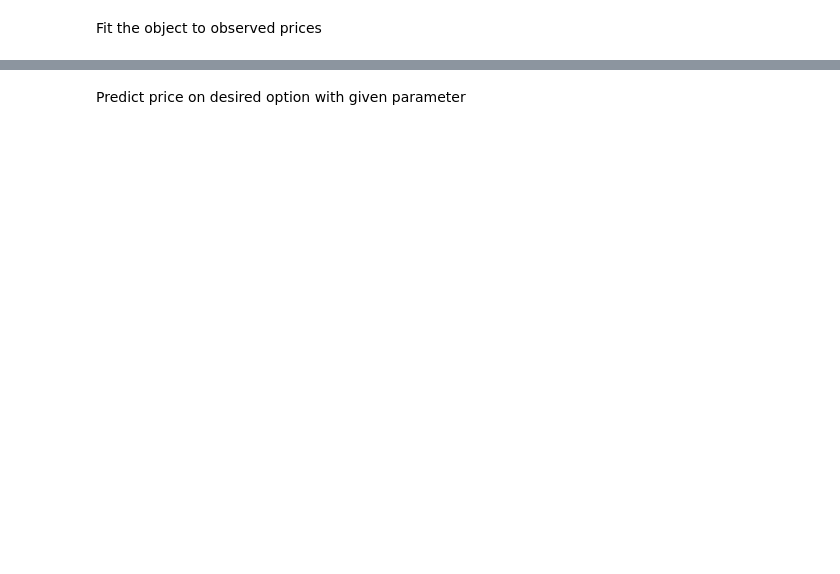
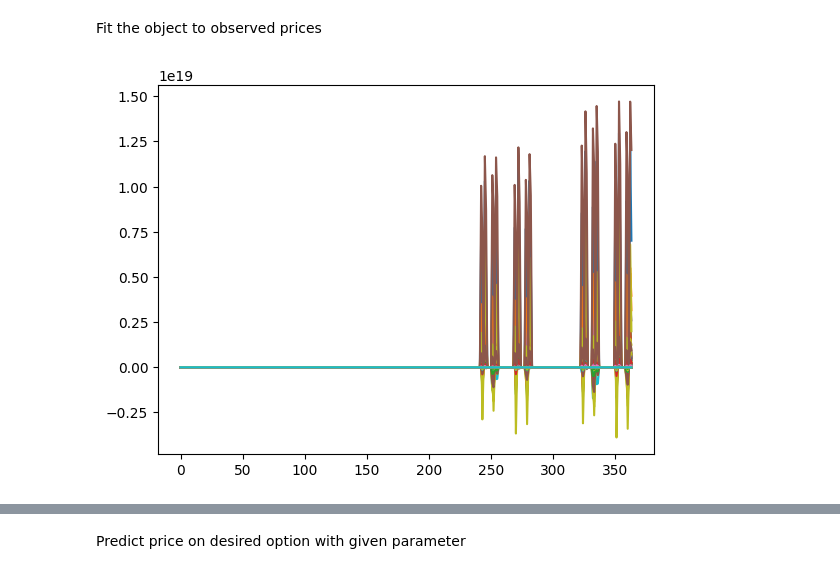
Before and after one commit to christopher-dybdahl/rough-path-signatures-pricing, a Jupyter notebook: notebooks/simulation.ipynb, the cells around one changed output, grey strips where cells are left out. Cells and saved outputs as stored; diff of their text form; code cells hidden in the pictures; blank space fills up the shorter version.

```diff
--- a/notebooks/simulation.ipynb
+++ b/notebooks/simulation.ipynb
@@ -42,7 +210,21 @@ gbm_signature_pricer = sr.SignaturePricer(
+# %%
+df = pd.read_csv(DATA_PATH)
+df_call = df[df.columns[:7]]
+df_call.columns
+
+calls = df_call.sample(frac=FRAC, random_state=SPLIT_SEED)
+strikes = calls["Strike"].values
+call_prices = calls["Ask"].values
+# %%
+PRICE = call_prices
+STRIKES = strikes
 # %% [markdown]
 Fit the object to observed prices
-# %%
-PRICE = np.array([100, 110, 120, 140, 150])
-STRIKES = np.array([10, 11, 12, 14, 15])
 # %%
-gbm_signature_pricer.fit(PRICE, STRIKES, n_paths=N_PATHS)
+gbm_signature_pricer.fit(X=STRIKES, y=PRICE, n_paths=N_PATHS, lam=LAM)
+# %%
+plt.figure()
+plt.plot(gbm_signature_pricer.signatures_.T)
+plt.show()
+# %% [output]
+[figure, added]
```
Also changed, not shown: parts of 28 cells of this notebook, 4 other files.
